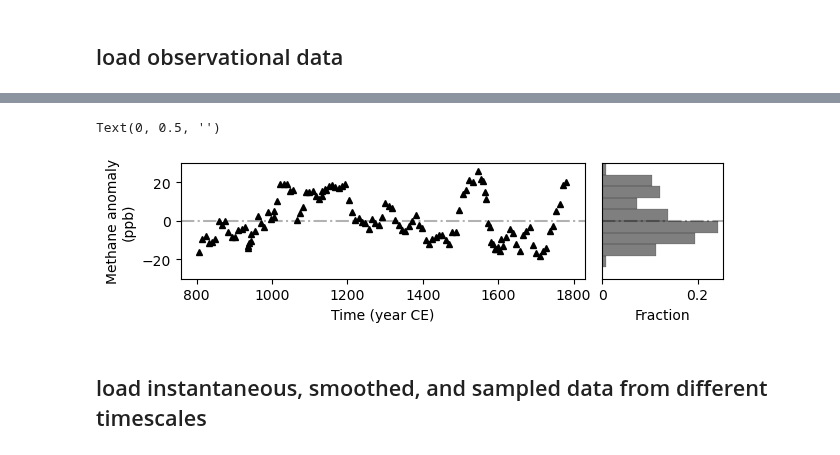
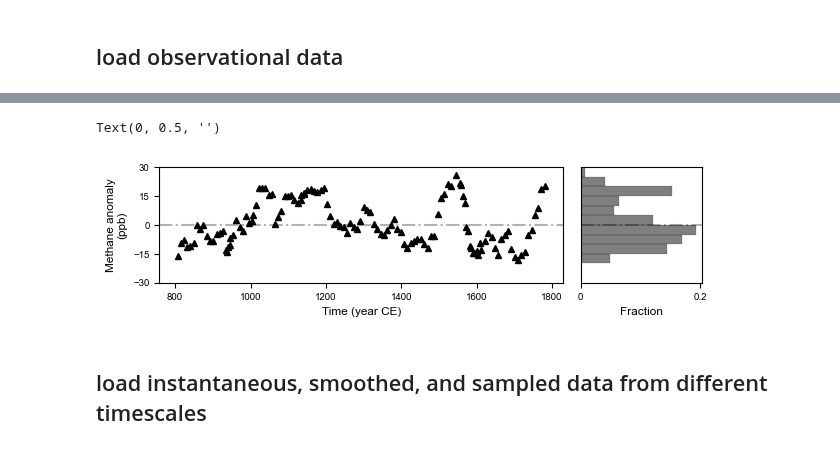
Before and after one commit to ericjmei/methane_noise_forcing, a Jupyter notebook: notebooks/figures_for_publication/obs_vs_simulation_timeseries.ipynb, the cells around one changed output, grey strips where cells are left out. Drawn from its saved outputs; the diff is of its cells as text; code cells hidden in the pictures.

Commit message:
figure 2, semi-final draft

```diff
--- a/notebooks/figures_for_publication/obs_vs_simulation_timeseries.ipynb
+++ b/notebooks/figures_for_publication/obs_vs_simulation_timeseries.ipynb
@@ -4,7 +4,6 @@ The purpose of this notebook is to make plotting functions and generate plots fo
 from hydra import compose, initialize
 import matplotlib.pyplot as plt
 from matplotlib.gridspec import GridSpec
-import matplotlib.colors as mcolors
 import xarray as xr
 import numpy as np
 from pathlib import Path
@@ -15,6 +14,14 @@ from methane_noise_forcing.naming import (
     generate_firn_smoothing_name,
     generate_sample_name,
 )
-from scipy.stats import gaussian_kde
+from methane_noise_forcing.plotting.constants import (
+    matplotlib_rcparams,
+    fig_width_options,
+    colors_vibrant,
+    large_font,
+)
+import string
+
+plt.rcParams.update(matplotlib_rcparams)
 # %%
 ## figure settings
@@ -76,9 +74,7 @@ data_obs = xr.Dataset(
         "ch4": (["time"], data_obs.ch4),
         "ch4_detrended": (["time"], data_obs_detrended.ch4),
     },
-    coords={
-        "time": data_obs.gas_age
-    }
+    coords={"time": data_obs.gas_age},
 )
 
 # invert time axis
@@ -90,54 +86,52 @@ data_obs = data_obs.isel(time=slice(None, None, -1))
 ## plot obs data
 time_slice = slice(time_min, time_max)
 ylim = (-30, 30)
+yticks = [-30, -15, 0, 15, 30]
 
 data_plot = data_obs["ch4_detrended"].sel(time=time_slice)
 
 fig = plt.figure(figsize=(fig_width, 1 * ax_height))
-gs = GridSpec(
-    nrows=1,
-    ncols=3,
-    figure=fig,
-    width_ratios=[1, 0, 0.3],
-    wspace=0.05
-)
-ax_ts = fig.add_subplot(gs[0, 0]) # timeseries
-ax_kd = fig.add_subplot(gs[0, 2]) # kernel density
+gs = GridSpec(nrows=1, ncols=3, figure=fig, width_ratios=[1, 0, 0.3], wspace=0.05)
+ax_ts = fig.add_subplot(gs[0, 0])  # timeseries
+ax_kd = fig.add_subplot(gs[0, 2])  # kernel density
 
 ax_ts.plot(data_plot.time, data_plot, **plot_kwargs["obs"])
 ax_ts.axhline(0, color="k", linestyle="-.", alpha=0.3)
 ax_ts.set_xlabel("Time (year CE)")
 ax_ts.set_ylabel("Methane anomaly\n(ppb)")
 ax_ts.set_ylim(ylim)
+ax_ts.set_yticks(yticks)
 
 # --- histogram on ax_kd ---
-bin_min = ylim[0]  # tune as needed
-bin_max = ylim[1]  # tune as needed
-n_bins = 10        # tune as needed
-bins = np.linspace(bin_min, bin_max, n_bins+1)
+bin_min = int(np.floor(ylim[0] / 5) * 5)  # round down to nearest 5
+bin_max = int(np.ceil(ylim[1] / 5) * 5)  # round up to nearest 5
+n_bins = int((bin_max - bin_min) / 5)  # tune as needed
+bins = np.linspace(bin_min, bin_max, n_bins + 1)
 hist, bin_edges = np.histogram(data_plot, bins=bins)
 hist_frac = hist / hist.sum()
 
 # bin centers for plotting
 bin_centers = 0.5 * (bin_edges[:-1] + bin_edges[1:])
-ax_kd.barh(bin_centers,
-           hist_frac,
-           height=(bin_edges[1]-bin_edges[0]),
-           color="k",
-           alpha=0.5,
-           edgecolor="k",
-           linewidth=0.2)
+ax_kd.barh(
+    bin_centers,
+    hist_frac,
+    height=(bin_edges[1] - bin_edges[0]),
+    color="k",
+    alpha=0.5,
+    edgecolor="k",
+    linewidth=0.2,
+)
 ax_kd.axhline(0, color="k", linestyle="-.", alpha=0.3)
 
 ax_kd.set_xlabel("Fraction")
 ax_kd.set_xticks([0, 0.2])
 ax_kd.set_xticklabels(["0", "0.2"])
 ax_kd.set_ylim(ylim)
 ax_kd.set_yticks([])
 ax_kd.set_ylabel("")
 # %% [output]
 Text(0, 0.5, '')
-[figure, old version]
+[figure, new version]
 # %% [markdown]
 ## load instantaneous, smoothed, and sampled data from different timescales
 # %%
```
Also changed, not shown: parts of 9 cells of this notebook.
